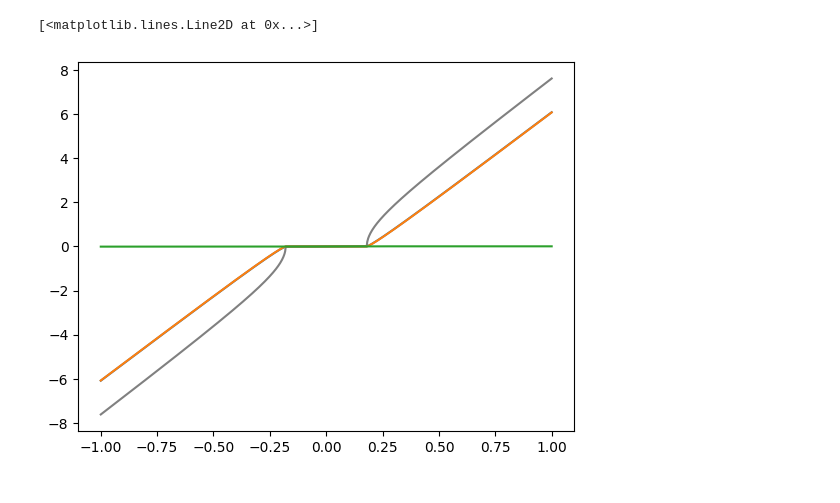
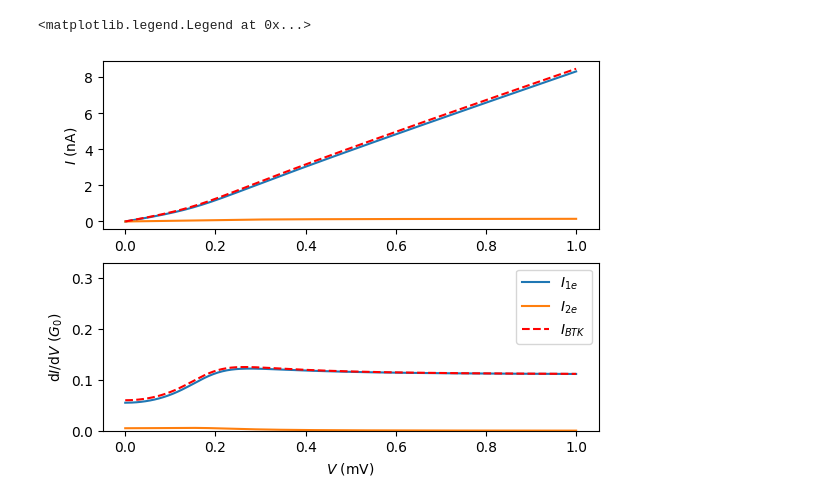
Before and after one commit to schmampf/p5control-bluefors-evaluation, a Jupyter notebook: theory/models/test models.ipynb, the cells around one changed output. Saved outputs shown, nothing was run; the diff lists cells and outputs as text; code cells hidden in the pictures.

```diff
--- a/theory/models/test models.ipynb
+++ b/theory/models/test models.ipynb
@@ -48,26 +84,0 @@ a = 3
-# %%
-from theory.models.btk import ABCD_of_E, Z_of_tau, AB_of_E
-from theory.models.dynes import N_of_E
-
-Gamma_meV = 0.1
-tau = 0.8
-Z = Z_of_tau(tau)
-A, B, C, D = ABCD_of_E(V_mV, Delta_meV=Delta_meV, Z=Z)
-N = N_of_E(E_meV=V_mV, Delta_meV=Delta_meV, Gamma_meV=Gamma_meV)
-
-a, b = AB_of_E(V_mV, Delta_meV=Delta_meV, Z=Z, Gamma_meV=Gamma_meV)
-
-# plt.plot(V_mV, N * tau, "-", lw=5, color="lightgrey", label="N")
-# plt.plot(V_mV, 2 * A, label="2A")
-# plt.plot(V_mV, B, label="B")
-# plt.plot(V_mV, C + D, label="C+D")
-# plt.plot(V_mV, D, label="D")
-# plt.plot(V_mV, A+B+C+D, color='k', label="1")
-# plt.plot(V_mV, 2 * A + C + D, "--", label="2A+C+D")
-# plt.plot(V_mV, 1 +A -B, '--',label="1+A-B")
-plt.plot(V_mV, np.ones_like(V_mV) * tau, color="lightgrey")
-plt.plot(V_mV, np.abs(1 - b), "b-.", label="1-b")
-plt.plot(V_mV, a, "g--", label="a")
-plt.plot(V_mV, np.abs(1 - b) + a, "r--", label="1+a-b")
-# plt.ylim(-1*tau, 5*tau)
-plt.legend()
@@ -86,8 +85,17 @@ plt.plot(V_mV, dIdV_btk[2, :])
-# %%
-plt.plot(V_mV, I_nA_dynes, "grey")
-plt.plot(V_mV, I_nA_btk[0, :])
-plt.plot(V_mV, I_nA_btk[1, :])
-plt.plot(V_mV, I_nA_btk[2, :])
-# %% [output]
-[<matplotlib.lines.Line2D at 0x...>]
-[figure, removed]
+# %%
+fig, [ax_iv, ax_didv] = plt.subplots(nrows=2, ncols=1)
+ax_iv.plot(V_mV, I_nA_btk[:, 1], label="$I_{1e}$")
+ax_iv.plot(V_mV, I_nA_btk[:, 2], label="$I_{2e}$")
+ax_iv.plot(V_mV, I_nA_btk[:, 0], "r--", label="$I_{BTK}$")
+ax_didv.plot(V_mV, dIdV_btk[:, 1], label="$I_{1e}$")
+ax_didv.plot(V_mV, dIdV_btk[:, 2], label="$I_{2e}$")
+ax_didv.plot(V_mV, dIdV_btk[:, 0], "r--", label="$I_{BTK}$")
+ax_iv.set_ylabel("$I$ (nA)")
+ax_didv.set_ylabel("d$I/$d$V$ ($G_0$)")
+ax_didv.set_xlabel("$V$ (mV)")
+
+ax_didv.set_ylim(0, 3 * tau)
+ax_didv.legend()
+# %% [output]
+<matplotlib.legend.Legend at 0x...>
+[figure, added]
```
Also changed, not shown: parts of 17 cells of this notebook, 1 other file.
